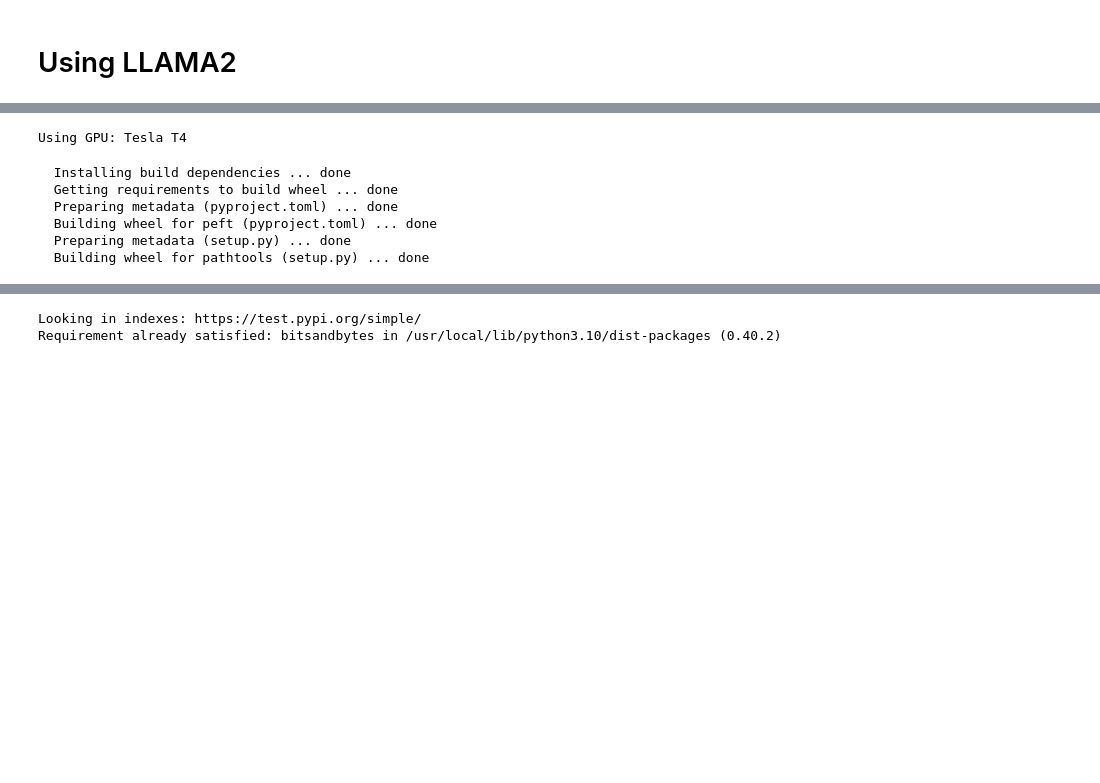
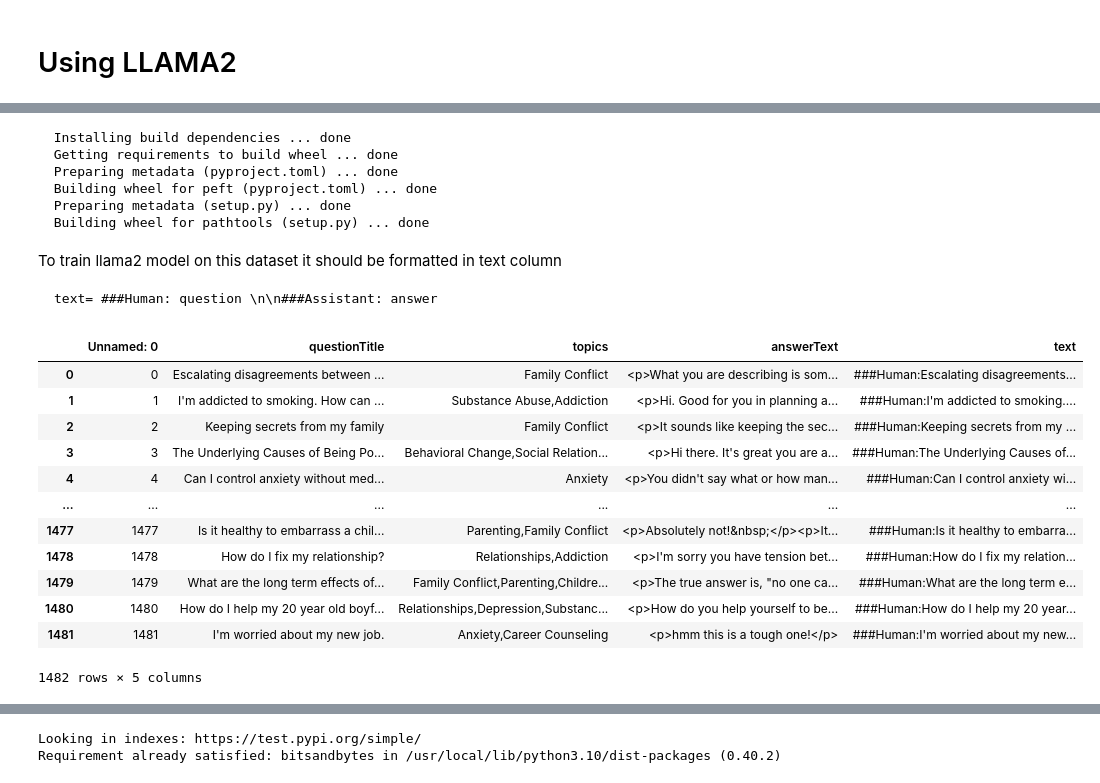
Before and after one commit to varadpundlik/LLM_fine_tuning, a Jupyter notebook: model/llama2_fine_tuning_batch1.ipynb, the cells around one changed output, grey strips where cells are left out. Saved outputs shown, nothing was run; the diff lists cells and outputs as text; code cells hidden in the pictures; blank space fills up the shorter version.

```diff
--- a/model/STC_data_collection (1).ipynb
+++ b/model/llama2_fine_tuning_batch1.ipynb
@@ -195,12 +62,0 @@ with open('output1.jsonl', 'w') as jsonl_file:
-# %%
-data_path = "output1.jsonl"
-
-# Load the dataset
-with open(data_path, 'r', encoding='utf-8') as f:
-    dataset = [json.loads(line) for line in f]
-
-# Initial dataset stats
-print("Num examples:", 10)
-print("First example:")
-for message in dataset[0]["messages"]:
-    print(message)
@@ -425,15 +69,3 @@ GPU 0: Tesla T4 (UUID: GPU-e7478088-9749-da0a-67e7-70e26c27abdc)
-# %%
-import torch
-
-# Check if a GPU is available
-if torch.cuda.is_available():
-    device = torch.device("cuda")
-    print(f"Using GPU: {torch.cuda.get_device_name(0)}")
-else:
-    device = torch.device("cpu")
-    print("No GPU available, using CPU.")
-# %% [output]
-Using GPU: Tesla T4
 # %%
 !pip install -q accelerate==0.21.0 peft==0.4.0 bitsandbytes==0.40.2 transformers==4.31.0 trl==0.4.7
 # %%
@@ -446,16 +78,35 @@ Using GPU: Tesla T4
   Building wheel for peft (pyproject.toml) ... done
   Preparing metadata (setup.py) ... done
   Building wheel for pathtools (setup.py) ... done
+# %% [markdown]
+To train llama2 model on this dataset it should be formatted in text column
+
+    text= ###Human: question \n\n###Assistant: answer
 # %%
 import pandas as pd
 
 df = pd.read_csv("/content/mentalQnA (1).csv")
 text = []
-
-
-df["text"]= f"###Human:{df['questionTitle']}\n\n###Assistant:{df['answerText']}"
+df
+for i in range(1482):
+  df.at[i,"text"]= f"###Human:{df.at[i,'questionTitle']}\n\n###Assistant:{df.at[i,'answerText']}"
     # text.append(s)
 df.to_csv("mentalHealthQnA_text.csv")
+df
+# %% [output]
+|  | Unnamed: 0 | questionTitle | topics | answerText | text |
+| 0 | 0 | Escalating disagreements between ... | Family Conflict | <p>What you are describing is som... | ###Human:Escalating disagreements... |
+| 1 | 1 | I'm addicted to smoking. How can ... | Substance Abuse,Addiction | <p>Hi. Good for you in planning a... | ###Human:I'm addicted to smoking.... |
+| 2 | 2 | Keeping secrets from my family | Family Conflict | <p>It sounds like keeping the sec... | ###Human:Keeping secrets from my ... |
+| 3 | 3 | The Underlying Causes of Being Po... | Behavioral Change,Social Relation... | <p>Hi there. It's great you are a... | ###Human:The Underlying Causes of... |
+| 4 | 4 | Can I control anxiety without med... | Anxiety | <p>You didn't say what or how man... | ###Human:Can I control anxiety wi... |
+| ... | ... | ... | ... | ... | ... |
+| 1477 | 1477 | Is it healthy to embarrass a chil... | Parenting,Family Conflict | <p>Absolutely not!&nbsp;</p><p>It... | ###Human:Is it healthy to embarra... |
+| 1478 | 1478 | How do I fix my relationship? | Relationships,Addiction | <p>I'm sorry you have tension bet... | ###Human:How do I fix my relation... |
+| 1479 | 1479 | What are the long term effects of... | Family Conflict,Parenting,Childre... | <p>The true answer is, "no one ca... | ###Human:What are the long term e... |
+| 1480 | 1480 | How do I help my 20 year old boyf... | Relationships,Depression,Substanc... | <p>How do you help yourself to be... | ###Human:How do I help my 20 year... |
+| 1481 | 1481 | I'm worried about my new job. | Anxiety,Career Counseling | <p>hmm this is a tough one!</p> | ###Human:I'm worried about my new... |
+1482 rows × 5 columns
 # %%
 df=pd.read_csv("/content/mentalHealthQnA_text.csv")
 df
```
Also changed, not shown: parts of 46 cells of this notebook, 2 other files.
